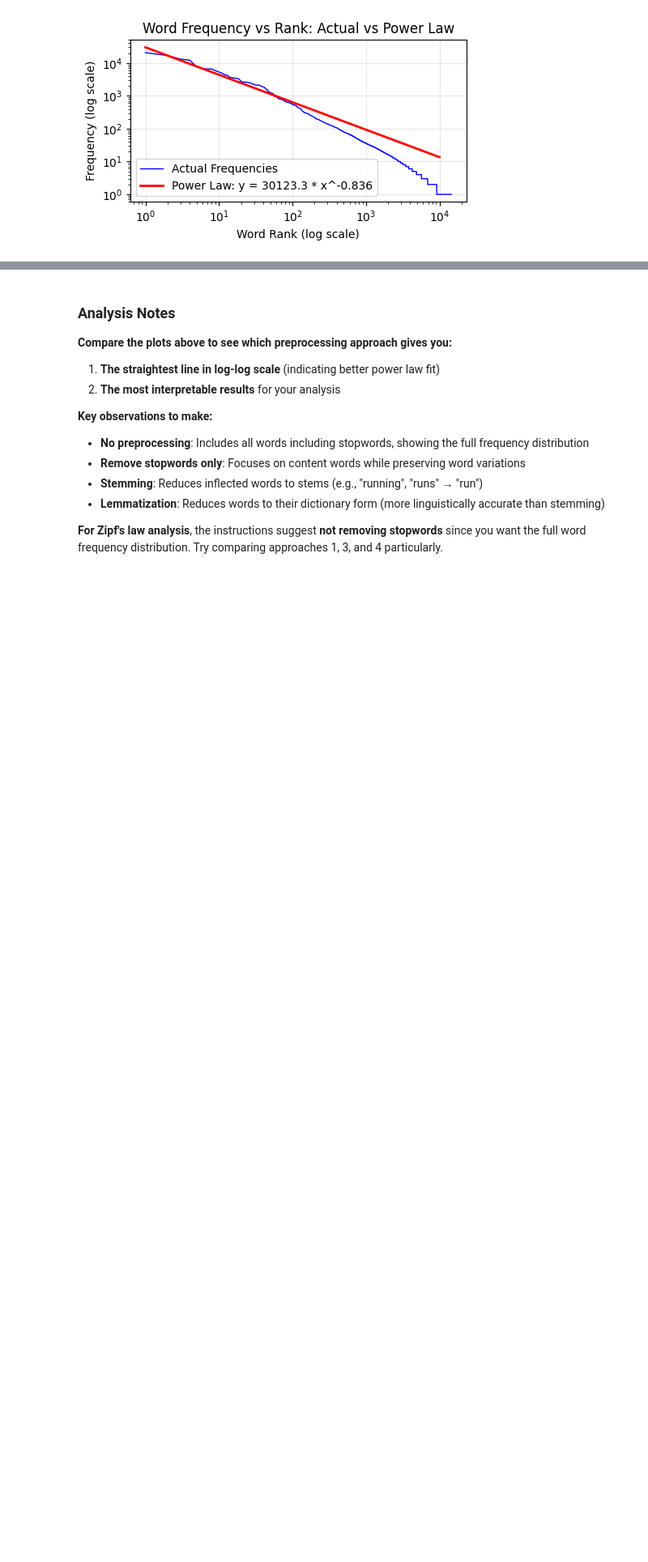
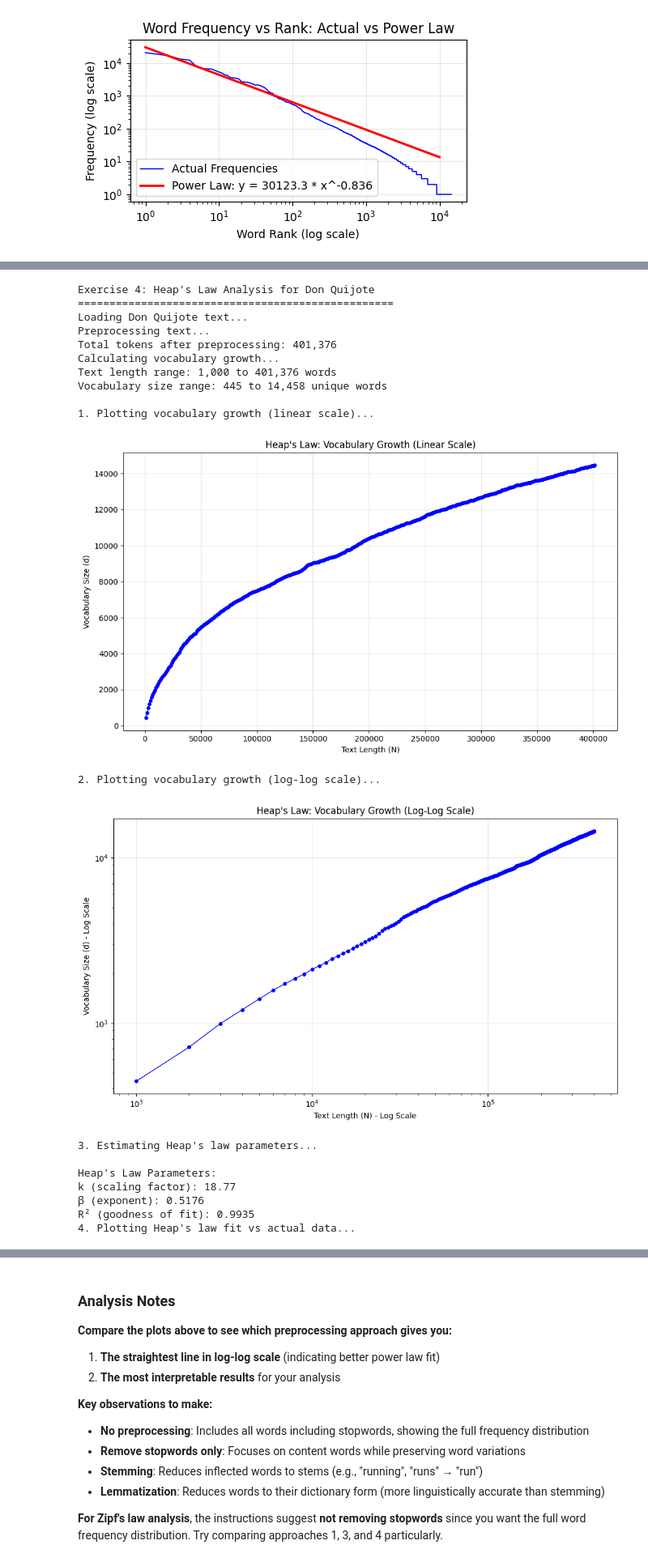
Before and after one commit to AdrianHagen/irrs-lab1, a Jupyter notebook: lab1-raco/01powerlaws.ipynb, the cells around one changed output, grey strips where cells are left out. Shown: that part at 81% size. Cells and saved outputs as stored; diff of their text form; code cells hidden in the pictures; blank space fills up the shorter version.

Commit message:
exercise 4 done

```diff
--- a/lab1-raco/01powerlaws.ipynb
+++ b/lab1-raco/01powerlaws.ipynb
@@ -342,0 +347,25 @@ plot_combined_power_law_and_frequencies(text, a=-0.8363, c=30123.3)
+# %%
+from exercise4_heaps_law import main
+
+main(text)
+# %% [output]
+Exercise 4: Heap's Law Analysis for Don Quijote
+==================================================
+Loading Don Quijote text...
+Preprocessing text...
+Total tokens after preprocessing: 401,376
+Calculating vocabulary growth...
+Text length range: 1,000 to 401,376 words
+Vocabulary size range: 445 to 14,458 unique words
+
+1. Plotting vocabulary growth (linear scale)...
+[figure, added]
+2. Plotting vocabulary growth (log-log scale)...
+[figure, added]
+3. Estimating Heap's law parameters...
+
+Heap's Law Parameters:
+k (scaling factor): 18.77
+β (exponent): 0.5176
+R² (goodness of fit): 0.9935
+4. Plotting Heap's law fit vs actual data...
```
Also changed, not shown: parts of 6 cells of this notebook, 7 other files.
